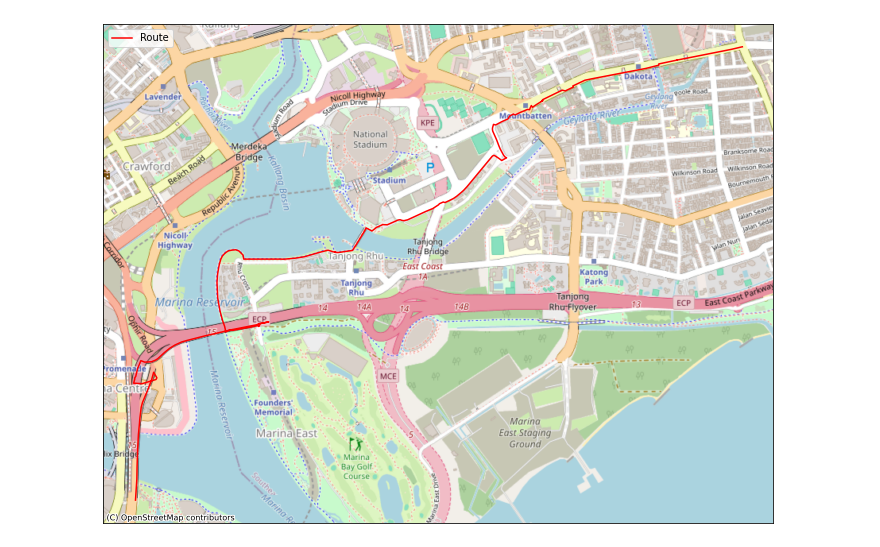
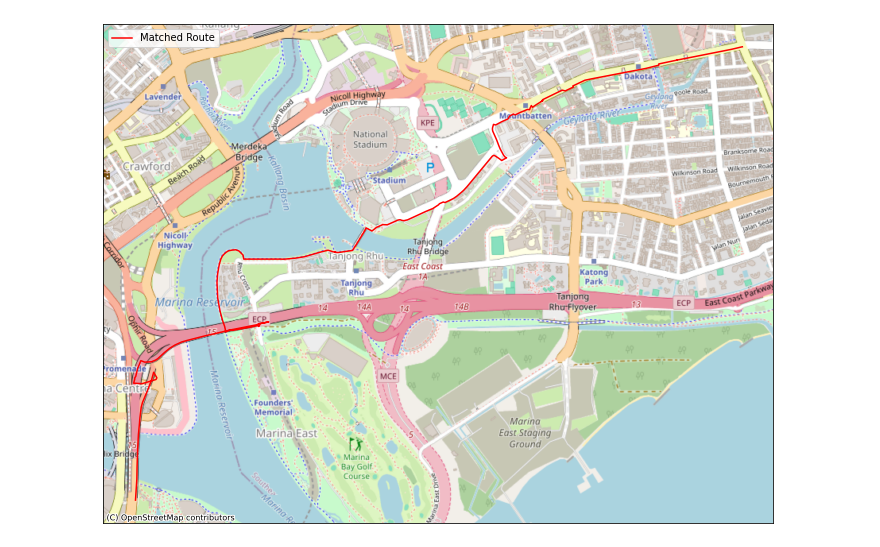
Before and after one commit to evgeniyarbatov/polar-vantage-v-gps, a Jupyter notebook: notebooks/Match route with OSRM.ipynb, the cells around one changed output. Drawn from its saved outputs; the diff is of its cells as text; code cells hidden in the pictures.

```diff
--- a/notebooks/Match route with OSRM.ipynb
+++ b/notebooks/Match route with OSRM.ipynb
@@ -64,8 +64,8 @@ def get_match(points):
 
     return list(itertools.chain.from_iterable(route))
 
-def plot_gpx(df, ax):
-    ax.plot(df['lon'], df['lat'], color='red', label='Route')
+def plot_gpx(df, ax, color, label):
+    ax.plot(df['lon'], df['lat'], color=color, label=label)
     ctx.add_basemap(ax, crs='EPSG:4326', source=ctx.providers.OpenStreetMap.Mapnik)
     ax.legend()
     ax.set_yticks([])
@@ -114,7 +135,7 @@ def create_gpx(route, filename):
 # %%
-df = parse_gpx('../singapore/benjamin-sheares-bridge/route.gpx')
+df = parse_gpx('../singapore/benjamin-sheares-bridge/route.gpx'')
 fig, ax = plt.subplots(1, 1, figsize=(12, 30))
-plot_gpx(df, ax)
+plot_gpx(df, ax, 'red', 'Matched Route')
 plt.show()
 # %% [output]
-[figure, old version]
+[figure, new version]
```
Also changed, not shown: parts of 4 cells of this notebook, 2 other files.
